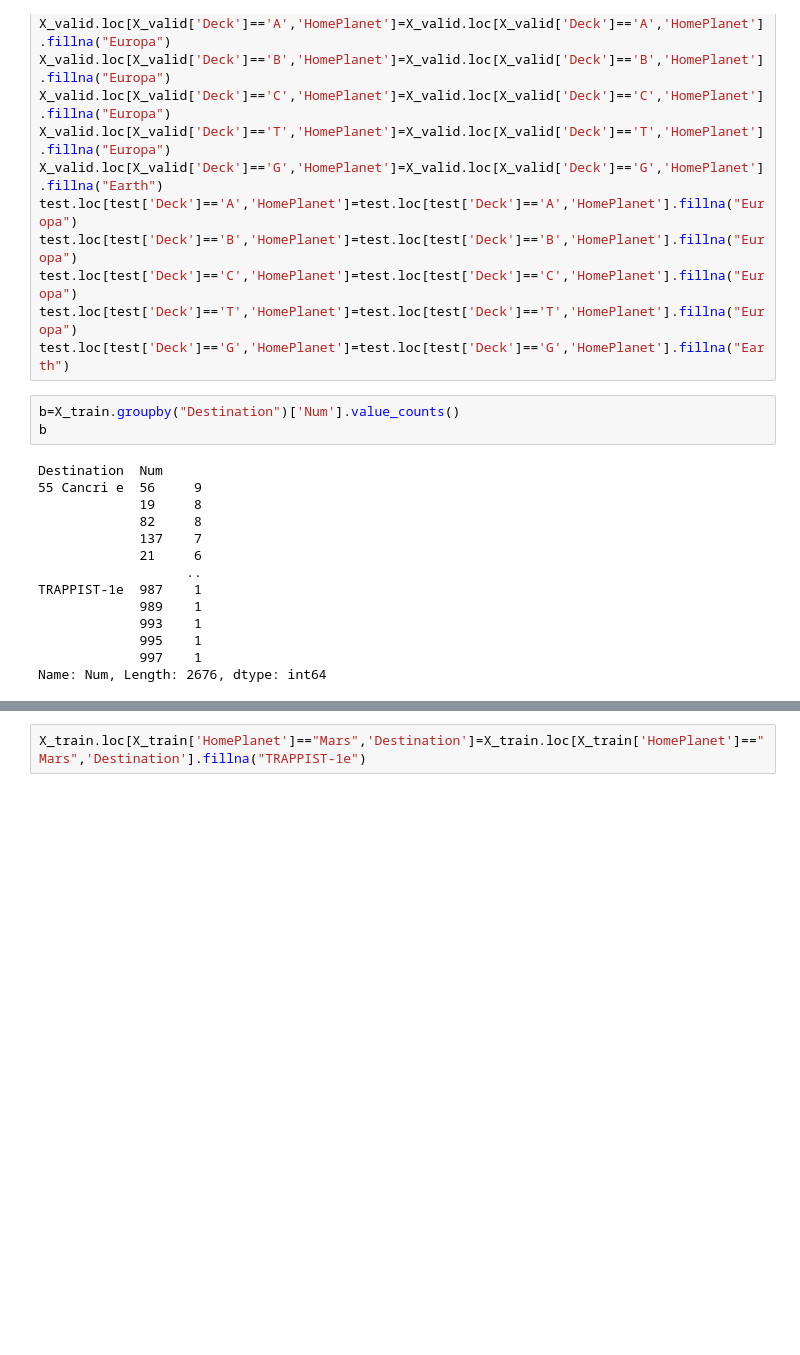
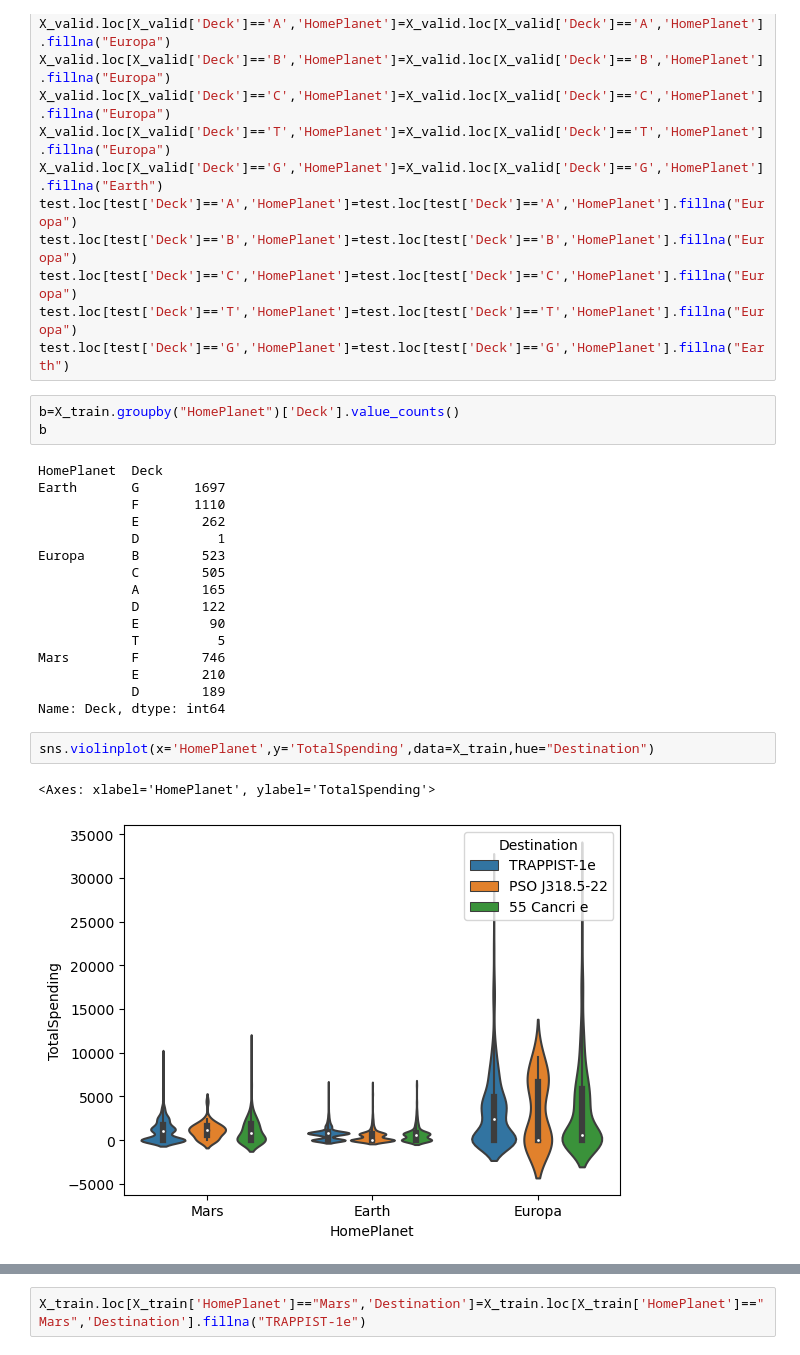
Before and after one commit to lseeker5/Spaceship-Titanic, a Jupyter notebook: spaceship-titanic-v1.ipynb, the cells around one changed output, grey strips where cells are left out. Cells and saved outputs as stored; diff of their text form; blank space fills up the shorter version.

```diff
--- a/spaceship-titanic-v1.ipynb
+++ b/spaceship-titanic-v1.ipynb
@@ -597,20 +584,27 @@ test.loc[test['Deck']=='C','HomePlanet']=test.loc[test['Deck']=='C','HomePlanet'
 test.loc[test['Deck']=='T','HomePlanet']=test.loc[test['Deck']=='T','HomePlanet'].fillna("Europa")
 test.loc[test['Deck']=='G','HomePlanet']=test.loc[test['Deck']=='G','HomePlanet'].fillna("Earth")
 # %%
-b=X_train.groupby("Destination")['Num'].value_counts()
+b=X_train.groupby("HomePlanet")['Deck'].value_counts()
 b
 # %% [output]
-Destination  Num
-55 Cancri e  56     9
-             19     8
-             82     8
-             137    7
-             21     6
-                   ..
-TRAPPIST-1e  987    1
-             989    1
-             993    1
-             995    1
-             997    1
-Name: Num, Length: 2676, dtype: int64
+HomePlanet  Deck
+Earth       G       1697
+            F       1110
+            E        262
+            D          1
+Europa      B        523
+            C        505
+            A        165
+            D        122
+            E         90
+            T          5
+Mars        F        746
+            E        210
+            D        189
+Name: Deck, dtype: int64
+# %%
+sns.violinplot(x='HomePlanet',y='TotalSpending',data=X_train,hue="Destination")
+# %% [output]
+<Axes: xlabel='HomePlanet', ylabel='TotalSpending'>
+[figure, added]
 # %%
```
Also changed, not shown: parts of 2 cells of this notebook.
